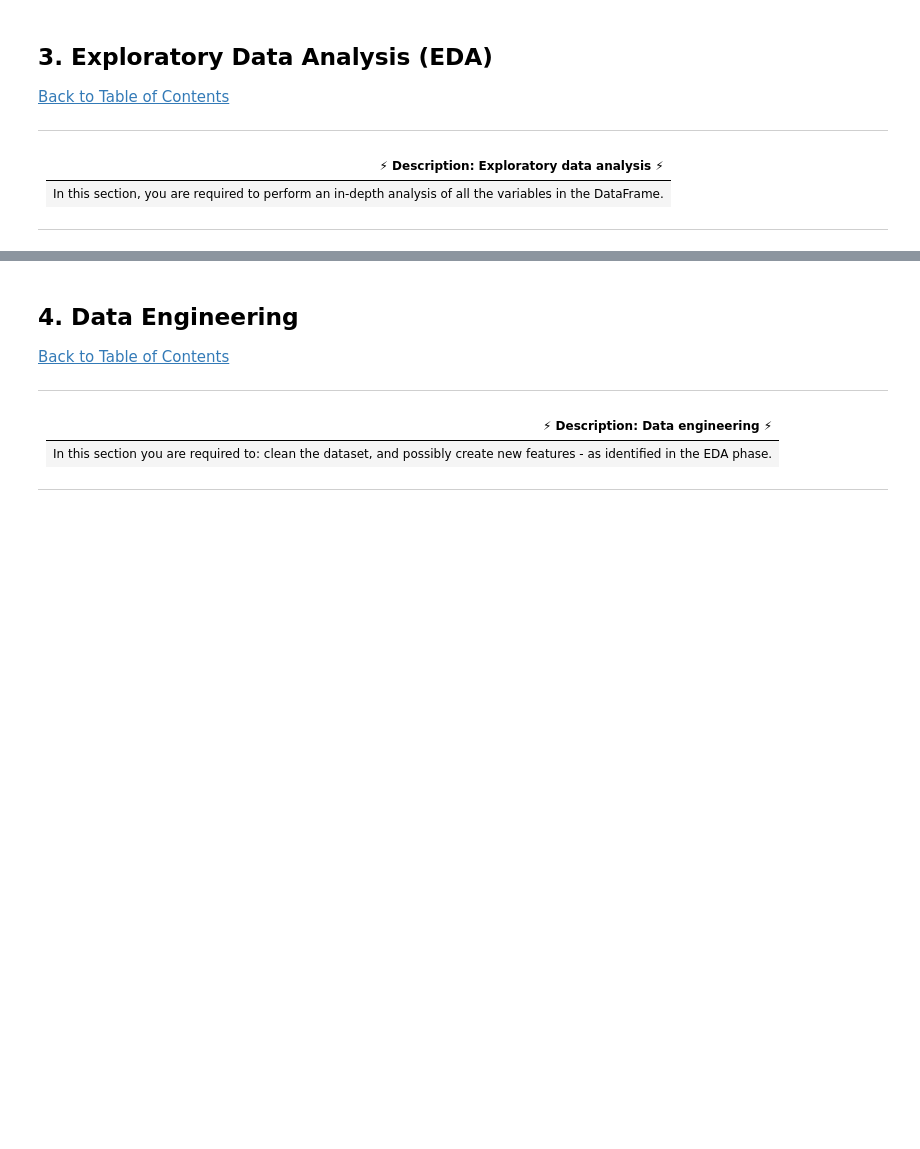
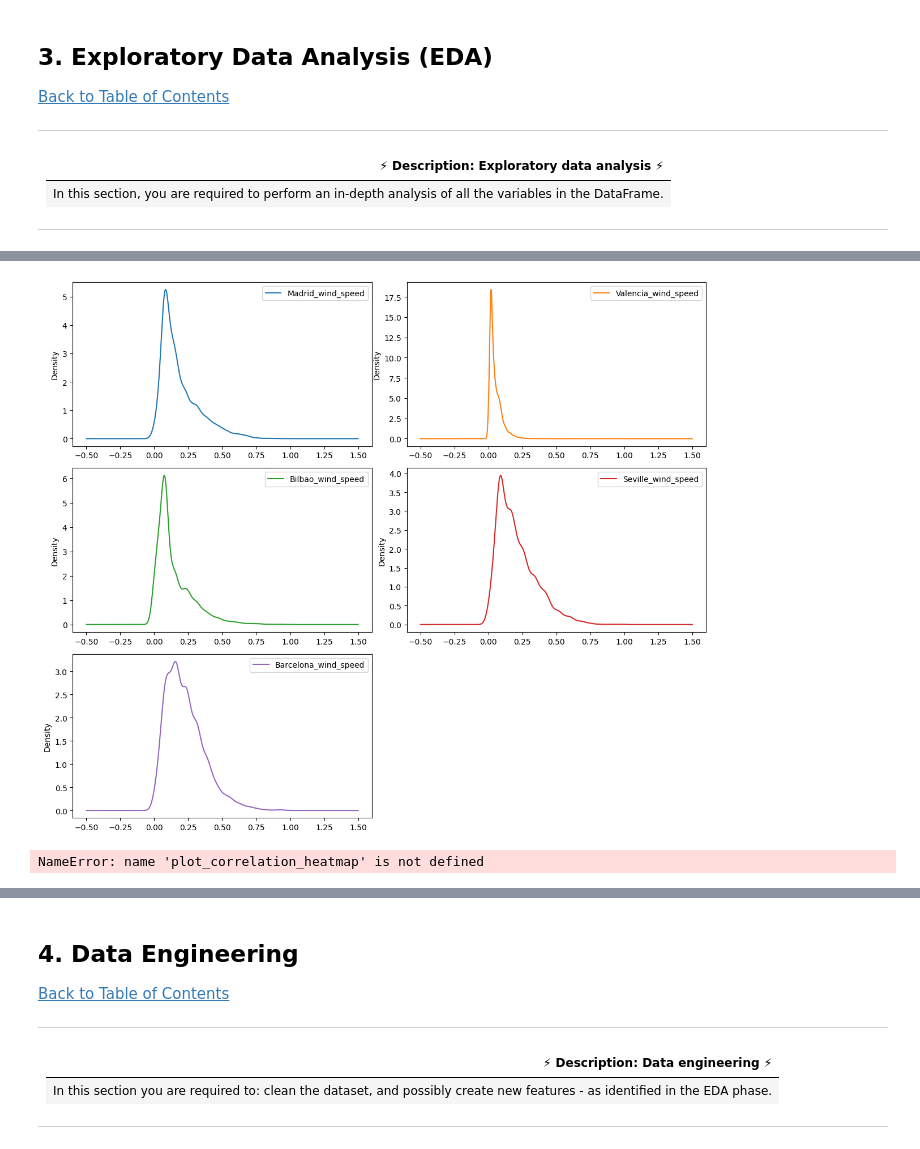
Before and after one commit to 1272371/load-shortfall-regression-predict-api, a Jupyter notebook: predict/starter-notebook.ipynb, the cells around one changed output, grey strips where cells are left out. Drawn from its saved outputs; the diff is of its cells as text; code cells hidden in the pictures; blank space fills up the shorter version.

```diff
--- a/predict/starter-notebook.ipynb
+++ b/predict/starter-notebook.ipynb
@@ -193,19 +189,15 @@ Counter({'sp25': 410,
 # %%
 # plot relevant feature interactions
 # seperated the coumns into respective features
-wind_speed = ['Madrid_wind_speed', 'Valencia_wind_speed', 'Bilbao_wind_speed', 'Seville_wind_speed', 'Barcelona_wind_speed']
-#wind_degree = ['Valencia_wind_deg', 'Bilbao_wind_deg', 'Barcelona_wind_deg', 'load_shortfall_3h', 'load_shortfall_3h']
+wind_speed = ['Madrid_wind_speed', 'Valencia_wind_speed', 'Bilbao_wind_speed', 'Seville_wind_speed', 'Barcelona_wind_speed','load_shortfall_3h']
+wind_degree = ['Valencia_wind_deg', 'Bilbao_wind_deg', 'Barcelona_wind_deg']
 rain_1h = ['Bilbao_rain_1h', 'Seville_rain_1h', 'Barcelona_rain_1h', 'Madrid_rain_1h']
 rain_3h = ['Seville_rain_3h', 'Barcelona_rain_3h', 'load_shortfall_3h']
 humidity = ['Seville_humidity', 'Madrid_humidity', 'Valencia_humidity', 'load_shortfall_3h']
-clouds_all = ['Madrid_clouds_all', 'Seville_clouds_all', 'Bilbao_clouds_all', 'load_shortfall_3h']
-# pressure = ['Seville_pressure', 'Barcelona_pressure', 'Valencia_pressure', 'Madrid_pressure', 'load_shortfall_3h']
+clouds_all = ['Seville_clouds_all','Madrid_clouds_all','Bilbao_clouds_all', 'load_shortfall_3h']
+pressure = ['Seville_pressure', 'Barcelona_pressure', 'Valencia_pressure', 'Madrid_pressure','load_shortfall_3h']
 snow_3h = ['Bilbao_snow_3h', 'Valencia_snow_3h', 'load_shortfall_3h']
 weather_id = ['Bilbao_weather_id', 'Serville_weather_id', 'Barcelona_weather_id', 'Madrid_weather_id', 'load_shortfall_3h']
 temp_max = ['Bilbao_temp_max', 'Seville_temp_max', 'Madrid_temp_max', 'Barcelona_temp_max', 'Valencia_temp_max', 'load_shortfall_3h']
 temp_min = ['Bilbao_temp_min', 'Seville_temp_min', 'Madrid_temp_min', 'Barcelona_temp_min', 'Valencia_temp_max', 'load_shortfall_3h']
 temp = ['Bilbao_temp', 'Seville_temp', 'Madrid_temp', 'Barcelona_temp', 'Valencia_temp', 'load_shortfall_3h']
-
-sns.pairplot(train)
-# sns.pairplot(train[rain_1h])
-plt.show();
@@ -269,0 +221,8 @@ plt.show()
+# %%
+# Plot feature distributions
+df[wind_speed].plot(kind='kde', subplots=True, layout=(3, 2), sharex=False, figsize=(12, 10))
+plt.tight_layout()
+plt.xticks(rotation=45)  # Rotate x-axis labels
+plt.show()
+# %% [output]
+[figure, added]
@@ -269,0 +244,6 @@ plt.show()
+# %%
+# Specify the columns for correlation calculation
+# Call the function to plot the correlation heatmap
+plot_correlation_heatmap(df, list1, list2)
+# %% [output]
+NameError: name 'plot_correlation_heatmap' is not defined
```
Also changed, not shown: parts of 39 cells of this notebook.
